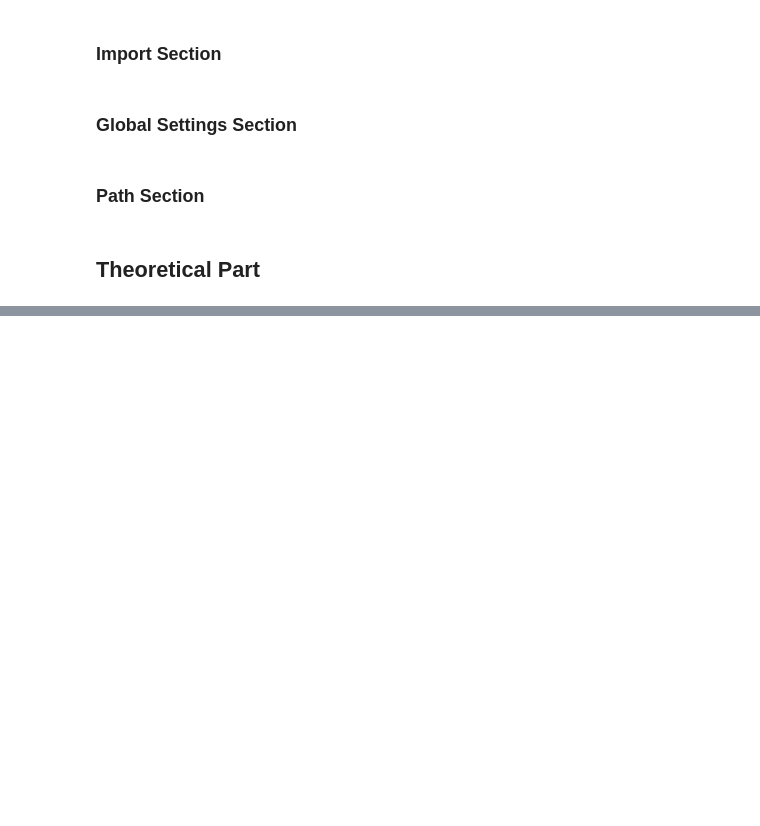
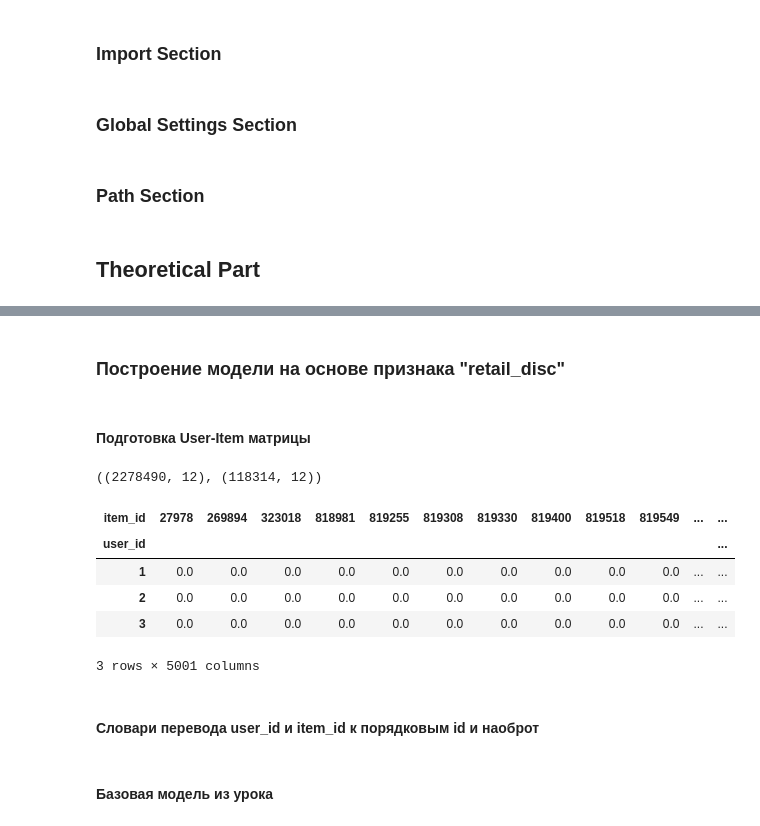
Before and after one commit to SergeyZ06/GB_Recommender_Systems, a Jupyter notebook: 3th_homework/3th_homework.ipynb, the cells around one changed output, grey strips where cells are left out. Cells and saved outputs as stored; diff of their text form; code cells hidden in the pictures; blank space fills up the shorter version.

```diff
--- a/3th_homework/3th_homework.ipynb
+++ b/3th_homework/3th_homework.ipynb
@@ -39,0 +488,62 @@ import implicit
+# %% [markdown]
+### Построение модели на основе признака "retail_disc"
+# %% [markdown]
+#### Подготовка User-Item матрицы
+# %%
+# Три последние недели будут использованы для валидации обученной модели.
+test_size_weeks = 3
+
+# Разбиение данных на обучающую и тестовую выборки.
+df_data_train = df_data[df_data['week_no'] < df_data['week_no'].max() - test_size_weeks].copy()
+df_data_test = df_data[df_data['week_no'] >= df_data['week_no'].max() - test_size_weeks].copy()
+
+# Проверка вывод размерностей выборок.
+df_data_train.shape, df_data_test.shape
+# %% [output]
+((2278490, 12), (118314, 12))
+# %%
+# Указание модуля скидки для работы метода ALS.
+df_data_train['retail_disc'] = np.abs(df_data_train['retail_disc'])
+df_data_test['retail_disc'] = np.abs(df_data_test['retail_disc'])
+# %%
+# Формирование таблицы, где для каждого товара указана сумма скидок.
+popularity = (
+    df_data_train
+    .copy()
+    .groupby('item_id')['retail_disc']
+    .sum()
+#     .count()
+    .reset_index()
+)
+
+# Составление списка 5000 наиболее продаваемых товаров.
+top_5000 = popularity.copy().sort_values('retail_disc', ascending=False).head(5000).item_id.tolist()
+
+# Товары вне топ 5000 определены в отдельную категорию.
+df_data_train.loc[~df_data_train['item_id'].isin(top_5000), 'item_id'] = 999999
+# %%
+user_item_matrix = pd.pivot_table(df_data_train,
+                                  index='user_id',
+                                  columns='item_id',
+                                  values='retail_disc',
+#                                   aggfunc='count',
+                                  aggfunc='sum',
+                                  fill_value=0
+                                 )
+
+# Необходимый тип матрицы для implicit.
+user_item_matrix = user_item_matrix.astype(float)
+
+# Перевод в формат saprse matrix.
+sparse_user_item = csr_matrix(user_item_matrix).tocsr()
+
+user_item_matrix.head(3)
+# %% [output]
+| item_id | 27978 | 269894 | 323018 | 818981 | 819255 | 819308 | 819330 | 819400 | 819518 | 819549 | ... | ... |
+| user_id |  |  |  |  |  |  |  |  |  |  |  | ... |
+| 1 | 0.0 | 0.0 | 0.0 | 0.0 | 0.0 | 0.0 | 0.0 | 0.0 | 0.0 | 0.0 | ... | ... |
+| 2 | 0.0 | 0.0 | 0.0 | 0.0 | 0.0 | 0.0 | 0.0 | 0.0 | 0.0 | 0.0 | ... | ... |
+| 3 | 0.0 | 0.0 | 0.0 | 0.0 | 0.0 | 0.0 | 0.0 | 0.0 | 0.0 | 0.0 | ... | ... |
+3 rows × 5001 columns
+# %% [markdown]
+#### Словари перевода user_id и item_id к порядковым id и наоброт
@@ -39,0 +562,2 @@ import implicit
+# %% [markdown]
+#### Базовая модель из урока
```
Also changed, not shown: parts of 57 cells of this notebook.
